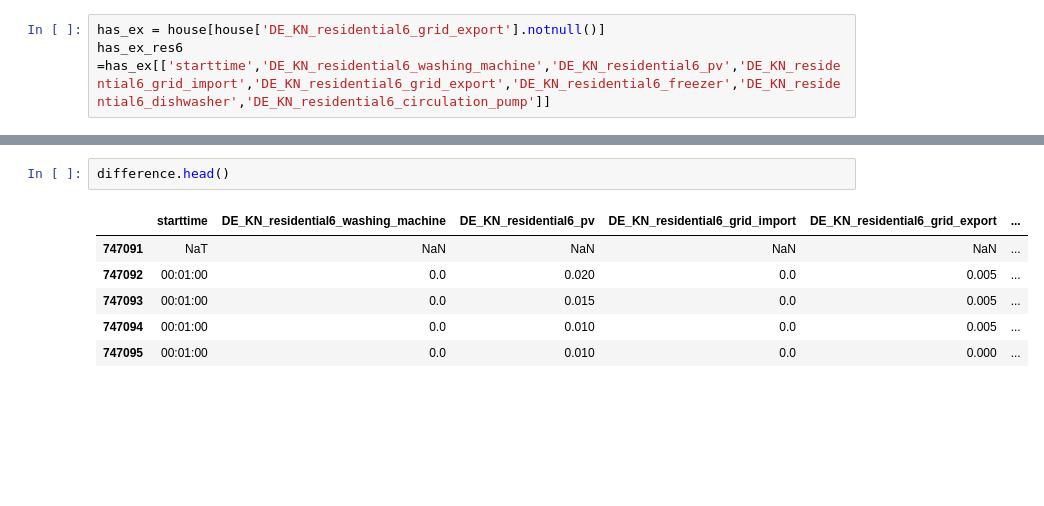
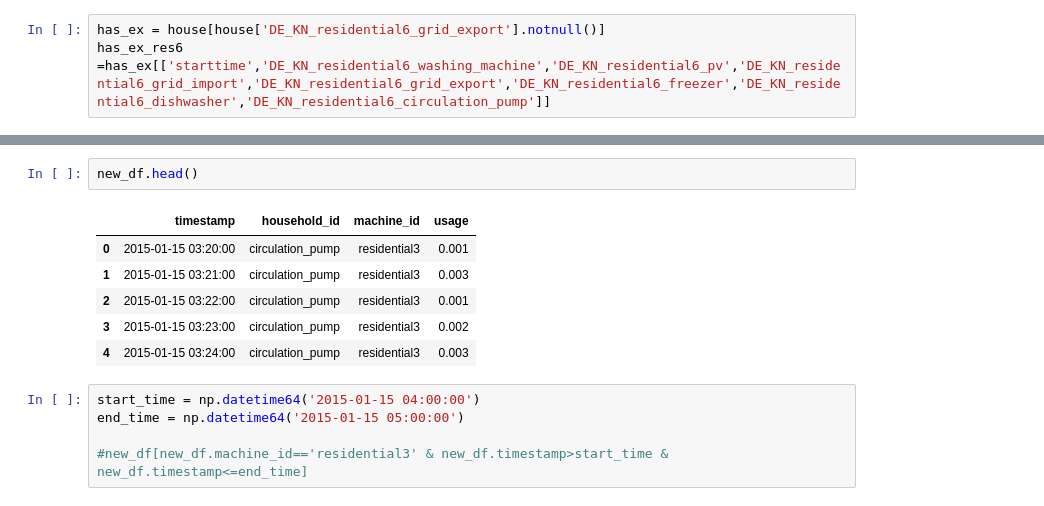
Before and after one commit to weifanchen/Smart, a Jupyter notebook: data_overview.ipynb, the cells around one changed output, grey strips where cells are left out. Drawn from its saved outputs; the diff is of its cells as text; blank space fills up the shorter version.

```diff
--- a/data_overview.ipynb
+++ b/data_overview.ipynb
@@ -119,9 +151,14 @@ has_ex_res6.shape
 # %%
-difference.head()
+new_df.head()
 # %% [output]
-|  | starttime | DE_KN_residential6_washing_machine | DE_KN_residential6_pv | DE_KN_residential6_grid_import | DE_KN_residential6_grid_export | ... |
-| 747091 | NaT | NaN | NaN | NaN | NaN | ... |
-| 747092 | 00:01:00 | 0.0 | 0.020 | 0.0 | 0.005 | ... |
-| 747093 | 00:01:00 | 0.0 | 0.015 | 0.0 | 0.005 | ... |
-| 747094 | 00:01:00 | 0.0 | 0.010 | 0.0 | 0.005 | ... |
-| 747095 | 00:01:00 | 0.0 | 0.010 | 0.0 | 0.000 | ... |
+|  | timestamp | household_id | machine_id | usage |
+| 0 | 2015-01-15 03:20:00 | circulation_pump | residential3 | 0.001 |
+| 1 | 2015-01-15 03:21:00 | circulation_pump | residential3 | 0.003 |
+| 2 | 2015-01-15 03:22:00 | circulation_pump | residential3 | 0.001 |
+| 3 | 2015-01-15 03:23:00 | circulation_pump | residential3 | 0.002 |
+| 4 | 2015-01-15 03:24:00 | circulation_pump | residential3 | 0.003 |
+# %%
+start_time = np.datetime64('2015-01-15 04:00:00')
+end_time = np.datetime64('2015-01-15 05:00:00')
+
+#new_df[new_df.machine_id=='residential3' & new_df.timestamp>start_time & new_df.timestamp<=end_time]
```
Also changed, not shown: parts of 27 cells of this notebook, 6 other files.
